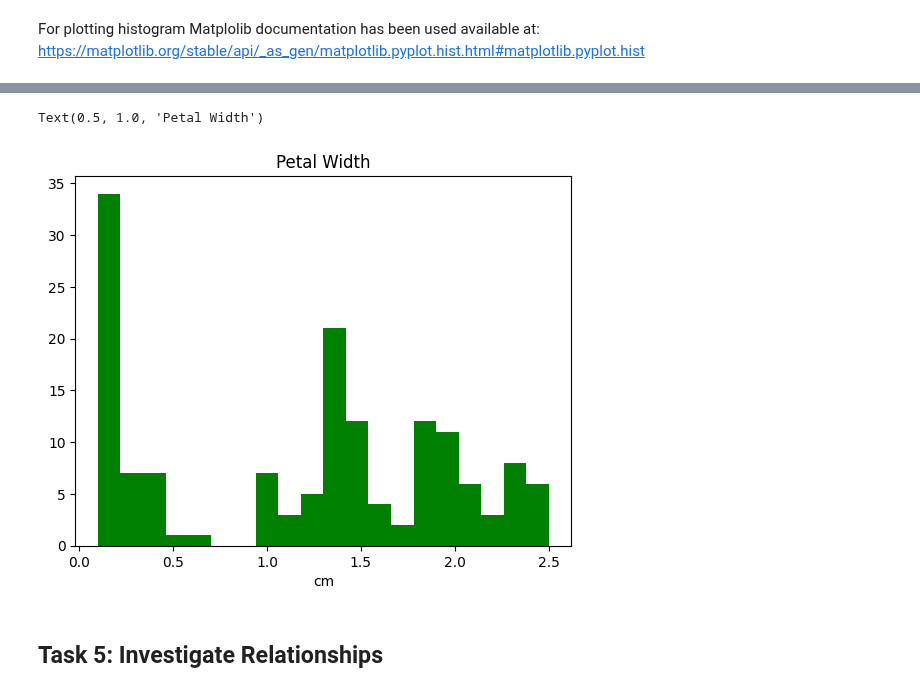
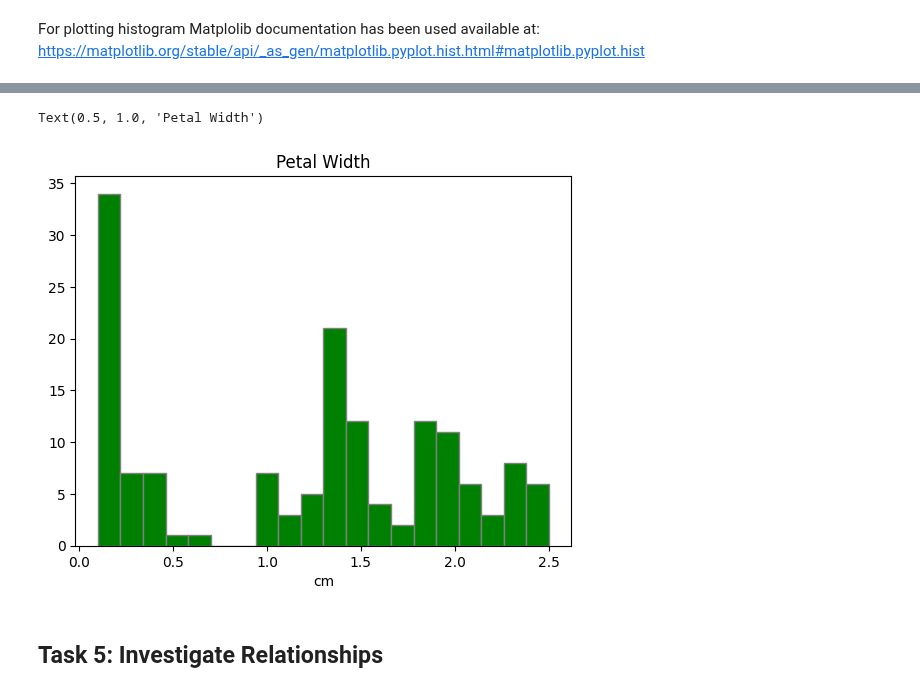
Before and after one commit to Oksyyy/principles_of_data_analytics, a Jupyter notebook: tasks.ipynb, the cells around one changed output, grey strips where cells are left out. Cells and saved outputs as stored; diff of their text form; code cells hidden in the pictures.

```diff
--- a/tasks.ipynb
+++ b/tasks.ipynb
@@ -241,20 +318,18 @@ Text(0.5, 1.0, 'Petal Length')
 # %%
 # Petal Width
-# : represents all columns in the data set, 3 represents the forth colum corresponding to petal width value
-petal_width = iris['data'][:, 3]
 
 # Plot histogram
 # bins is an optional parameter, defult = 10
-plt.hist(petal_width, bins=20, color='g')
+plt.hist(petal_width, bins=20, color='g', edgecolor = 'gray')
 
 # Add labels
 plt.xlabel('cm')
 
 # Add title
 plt.title('Petal Width')
 # %% [output]
 Text(0.5, 1.0, 'Petal Width')
-[figure, old version]
+[figure, new version]
 # %% [markdown]
 ## Task 5: Investigate Relationships
 # %% [markdown]
```
Also changed, not shown: parts of 18 cells of this notebook, 1 other file.
